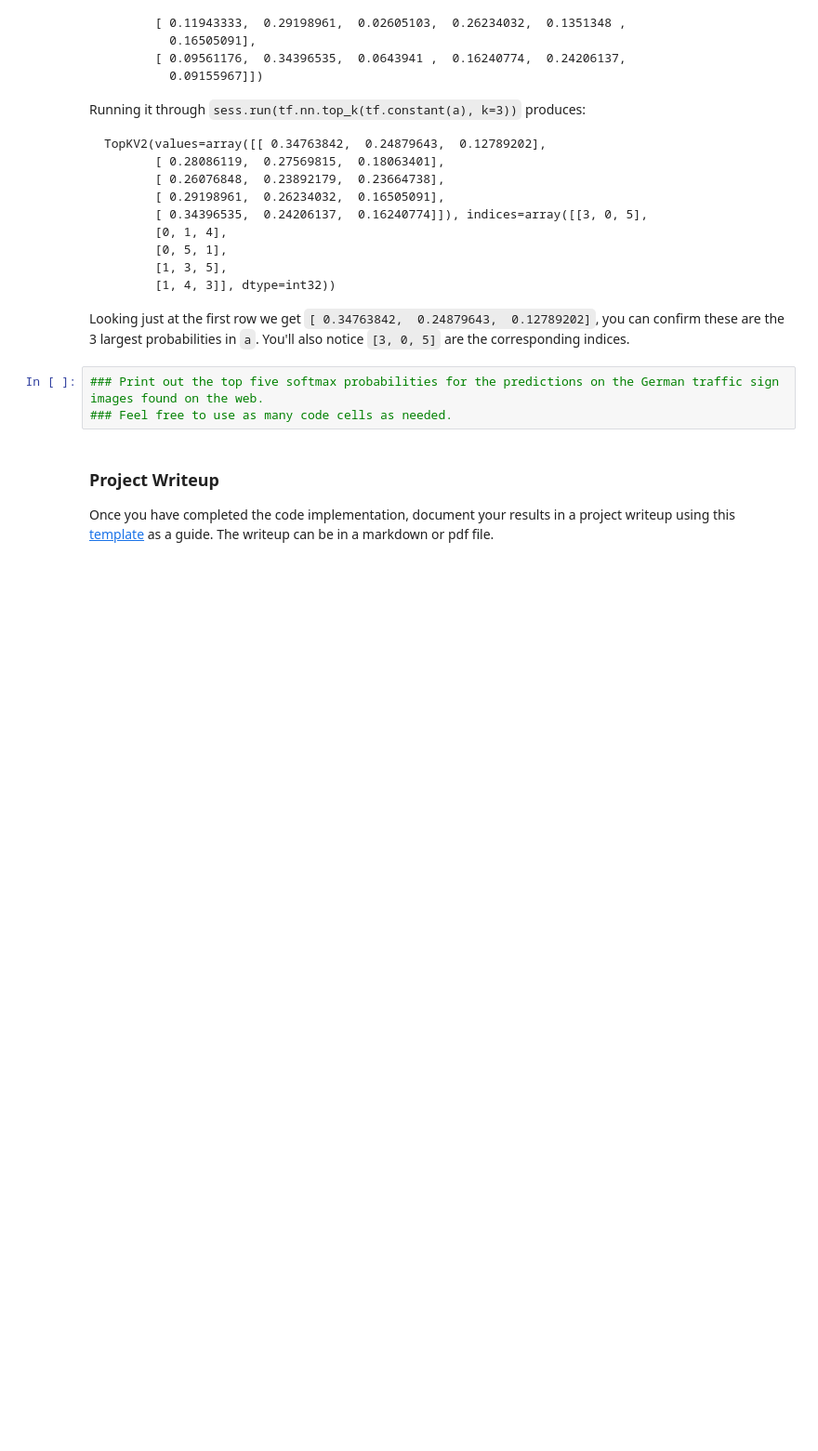
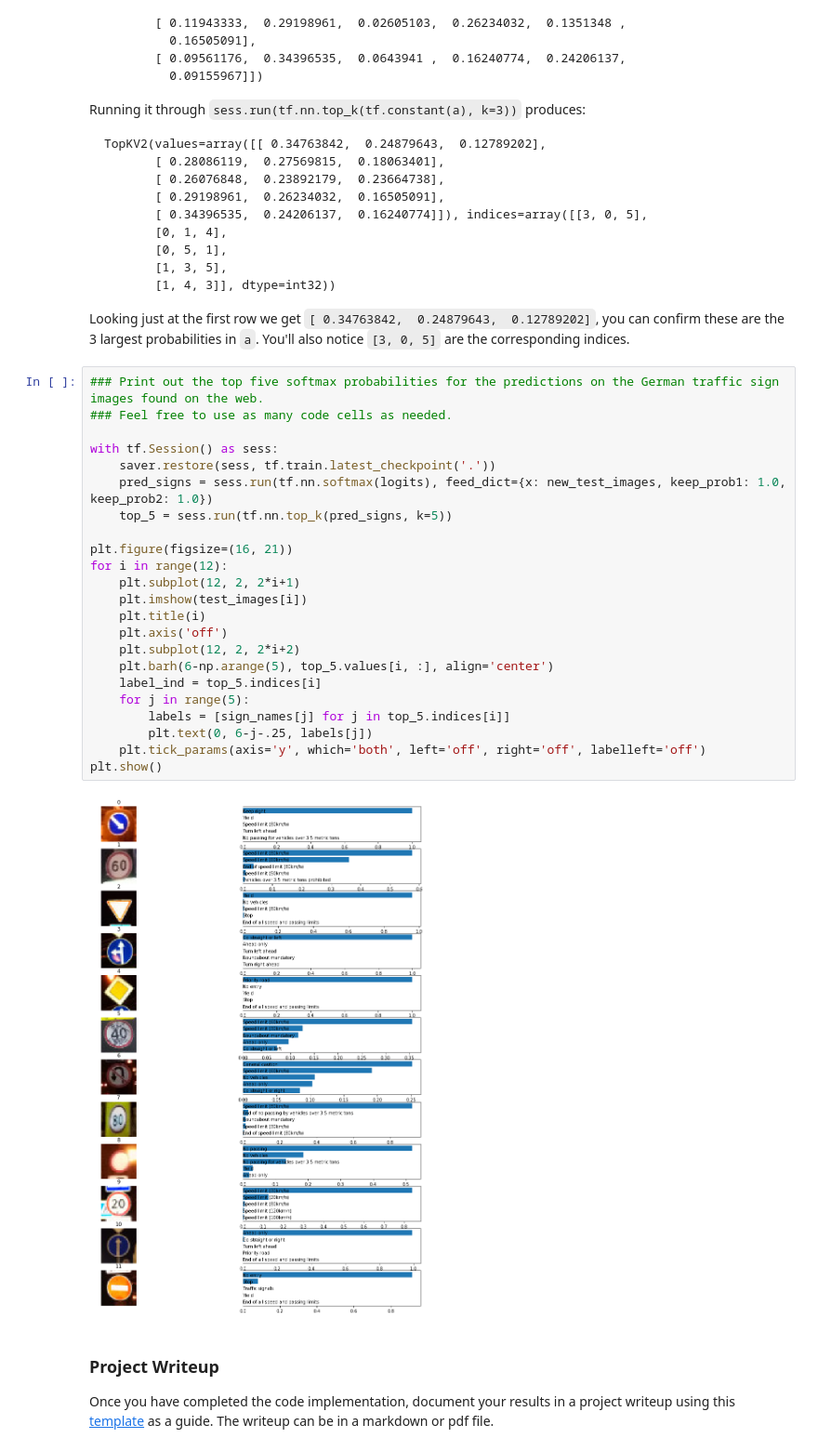
Before and after one commit to psuteparuk/CarND-Traffic-Sign-Classifier-Project, a Jupyter notebook: Traffic_Sign_Classifier.ipynb, the cells around one changed output. Shown: that part at 93% size. Cells and saved outputs as stored; diff of their text form; blank space fills up the shorter version.

````diff
--- a/Traffic_Sign_Classifier.ipynb
+++ b/Traffic_Sign_Classifier.ipynb
@@ -541,9 +706,31 @@ TopKV2(values=array([[ 0.34763842,  0.24879643,  0.12789202],
 ```
 
 Looking just at the first row we get `[ 0.34763842,  0.24879643,  0.12789202]`, you can confirm these are the 3 largest probabilities in `a`. You'll also notice `[3, 0, 5]` are the corresponding indices.
-# %%
-### Print out the top five softmax probabilities for the predictions on the German traffic sign images found on the web.
-### Feel free to use as many code cells as needed.
+# %%
+### Print out the top five softmax probabilities for the predictions on the German traffic sign images found on the web.
+### Feel free to use as many code cells as needed.
+
+with tf.Session() as sess:
+    saver.restore(sess, tf.train.latest_checkpoint('.'))
+    pred_signs = sess.run(tf.nn.softmax(logits), feed_dict={x: new_test_images, keep_prob1: 1.0, keep_prob2: 1.0})
+    top_5 = sess.run(tf.nn.top_k(pred_signs, k=5))
+
+plt.figure(figsize=(16, 21))
+for i in range(12):
+    plt.subplot(12, 2, 2*i+1)
+    plt.imshow(test_images[i])
+    plt.title(i)
+    plt.axis('off')
+    plt.subplot(12, 2, 2*i+2)
+    plt.barh(6-np.arange(5), top_5.values[i, :], align='center')
+    label_ind = top_5.indices[i]
+    for j in range(5):
+        labels = [sign_names[j] for j in top_5.indices[i]]
+        plt.text(0, 6-j-.25, labels[j])
+    plt.tick_params(axis='y', which='both', left='off', right='off', labelleft='off')
+plt.show()
+# %% [output]
+[figure, added]
 # %% [markdown]
 ### Project Writeup
 
````
Also changed, not shown: parts of 17 cells of this notebook, 12 other files.
